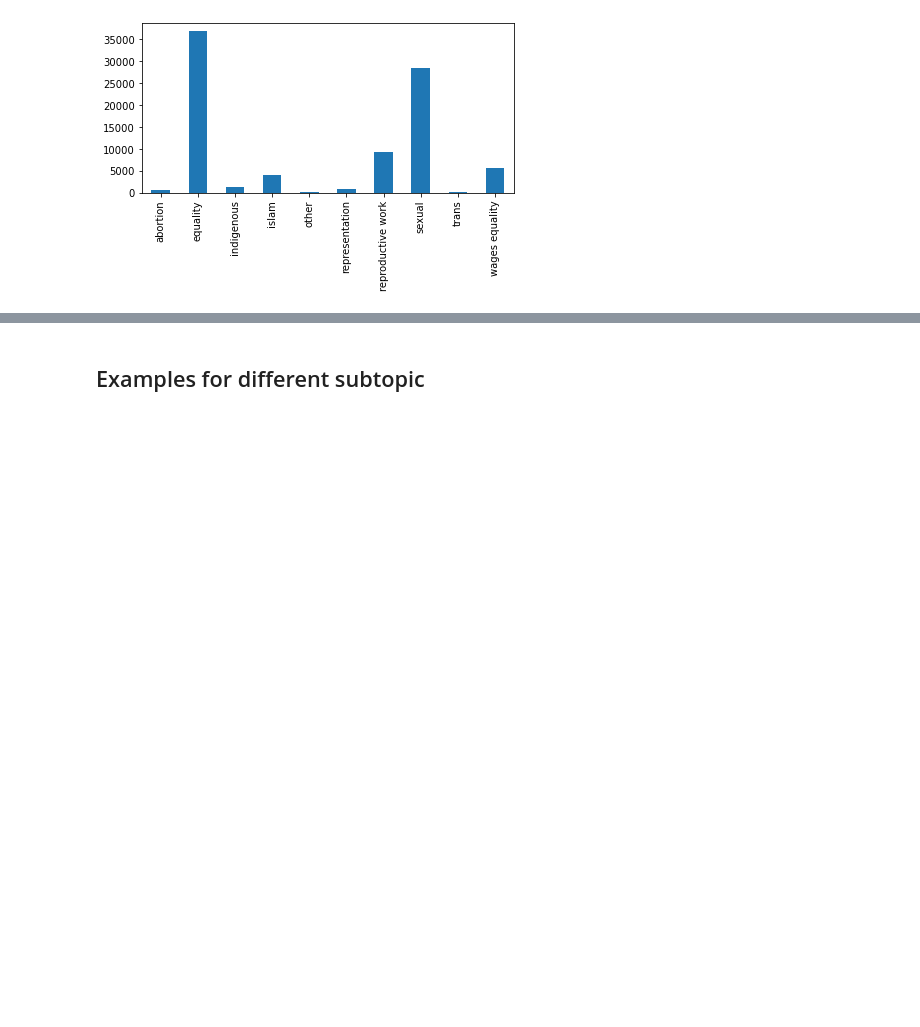
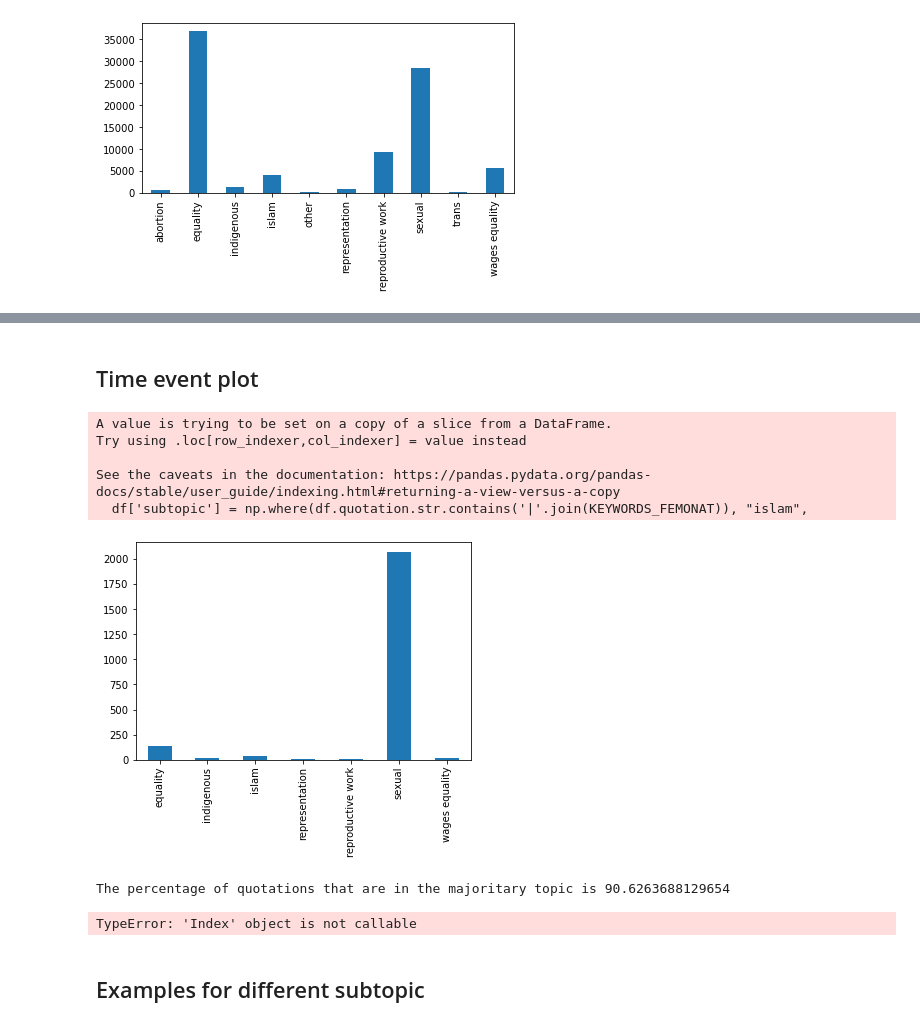
Before and after one commit to epfl-ada/ada-2021-project-concatsanddogs, a Jupyter notebook: Top_to_bottom.ipynb, the cells around one changed output, grey strips where cells are left out. Cells and saved outputs as stored; diff of their text form; code cells hidden in the pictures; blank space fills up the shorter version.

```diff
--- a/Top_to_bottom.ipynb
+++ b/Top_to_bottom.ipynb
@@ -481,2 +481,34 @@ plt.savefig('byyear_sentiment_barplot.png')
+# %% [markdown]
+## Time event plot
+# %%
+PATH_GENERATED_DATA = 'generated_data/'
+df = pd.read_pickle(PATH_GENERATED_DATA+'df_enriched_w_sentiment.pkl', compression='infer', storage_options=None)
+
+# Select the negatives quotes around 2018
+#last two months of 2017
+end_2017_df = df[ (df['date'] > '2017-11-01') & (df['date'] < '2018-01-01')]
+#negative sentiments
+neg_end_2017_df = end_2017_df[end_2017_df['sentiment']<-0.5]
+add_subtopic(neg_end_2017_df)
+neg_end_2017_df['subtopic'].value_counts().sort_index().plot.bar(x='Target Value', y='Number of Occurrences')
+plt.savefig("./img/sentiment_categ.jpg",dpi=400)
+# %% [output]
+A value is trying to be set on a copy of a slice from a DataFrame.
+Try using .loc[row_indexer,col_indexer] = value instead
+
+See the caveats in the documentation: https://pandas.pydata.org/pandas-docs/stable/user_guide/indexing.html#returning-a-view-versus-a-copy
+  df['subtopic'] = np.where(df.quotation.str.contains('|'.join(KEYWORDS_FEMONAT)), "islam",
+[figure, added]
+# %%
+values = neg_end_2017_df['subtopic'].value_counts()
+maj=values.iloc[0]
+tot = neg_end_2017_df['subtopic'].value_counts().sum()
+print(f'The percentage of quotations that are in the majoritary topic is {maj/tot*100}')
+# %% [output]
+The percentage of quotations that are in the majoritary topic is 90.6263688129654
+# %%
+values.index()
+# %% [output]
+TypeError: 'Index' object is not callable
 # %% [markdown]
 ## Examples for different subtopic
```
Also changed, not shown: parts of 46 cells of this notebook.
